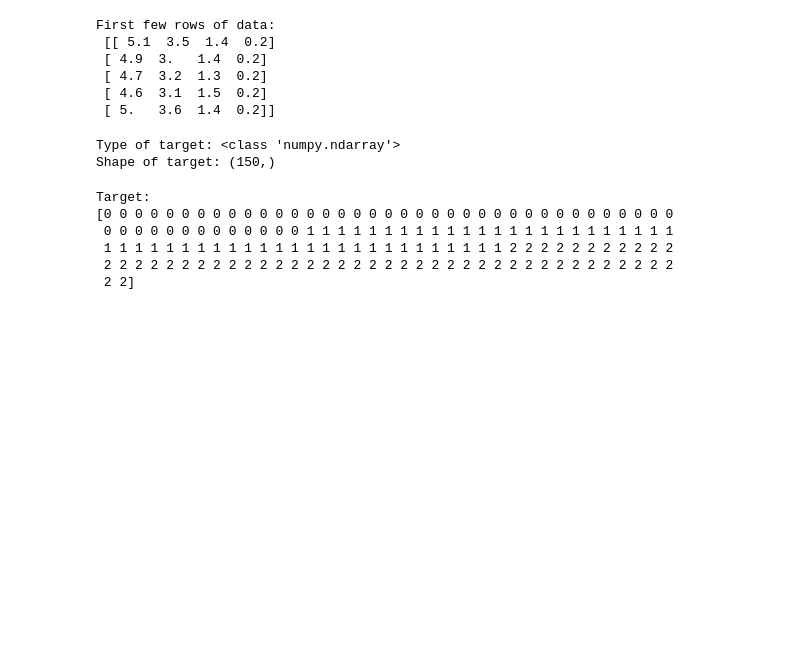
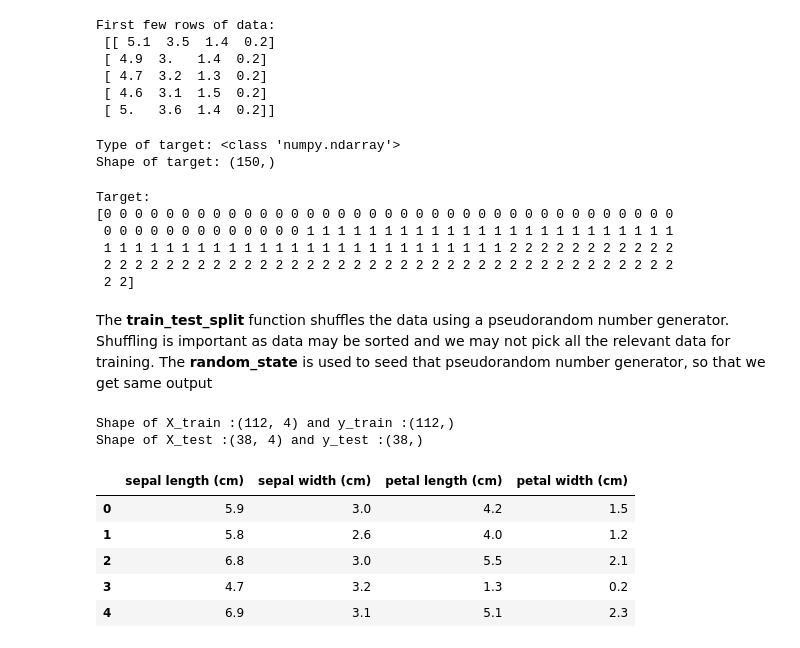
Before and after one commit to princegaurav/knn-on-iris, a Jupyter notebook: Classify iris species.ipynb, the cells around one changed output. Saved outputs shown, nothing was run; the diff lists cells and outputs as text; code cells hidden in the pictures; blank space fills up the shorter version.

```diff
--- a/Classify iris species.ipynb
+++ b/Classify iris species.ipynb
@@ -62,0 +77,9 @@ Target:
+# %% [markdown]
+The **train_test_split** function shuffles the data using a pseudorandom number generator. Shuffling is important as data may be sorted and we may not pick all the relevant data for training. The **random_state** is used to seed that pseudorandom number generator, so that we get same output
+# %%
+#Priniting shape of train and test sets
+print("Shape of X_train :{} and y_train :{}".format(X_train.shape, y_train.shape))
+print("Shape of X_test :{} and y_test :{}".format(X_test.shape, y_test.shape))
+# %% [output]
+Shape of X_train :(112, 4) and y_train :(112,)
+Shape of X_test :(38, 4) and y_test :(38,)
@@ -62,0 +89,10 @@ Target:
+# %%
+#Viewing iris dataframe
+iris_dataframe.head()
+# %% [output]
+|  | sepal length (cm) | sepal width (cm) | petal length (cm) | petal width (cm) |
+| 0 | 5.9 | 3.0 | 4.2 | 1.5 |
+| 1 | 5.8 | 2.6 | 4.0 | 1.2 |
+| 2 | 6.8 | 3.0 | 5.5 | 2.1 |
+| 3 | 4.7 | 3.2 | 1.3 | 0.2 |
+| 4 | 6.9 | 3.1 | 5.1 | 2.3 |
```
Also changed, not shown: parts of 9 cells of this notebook.
